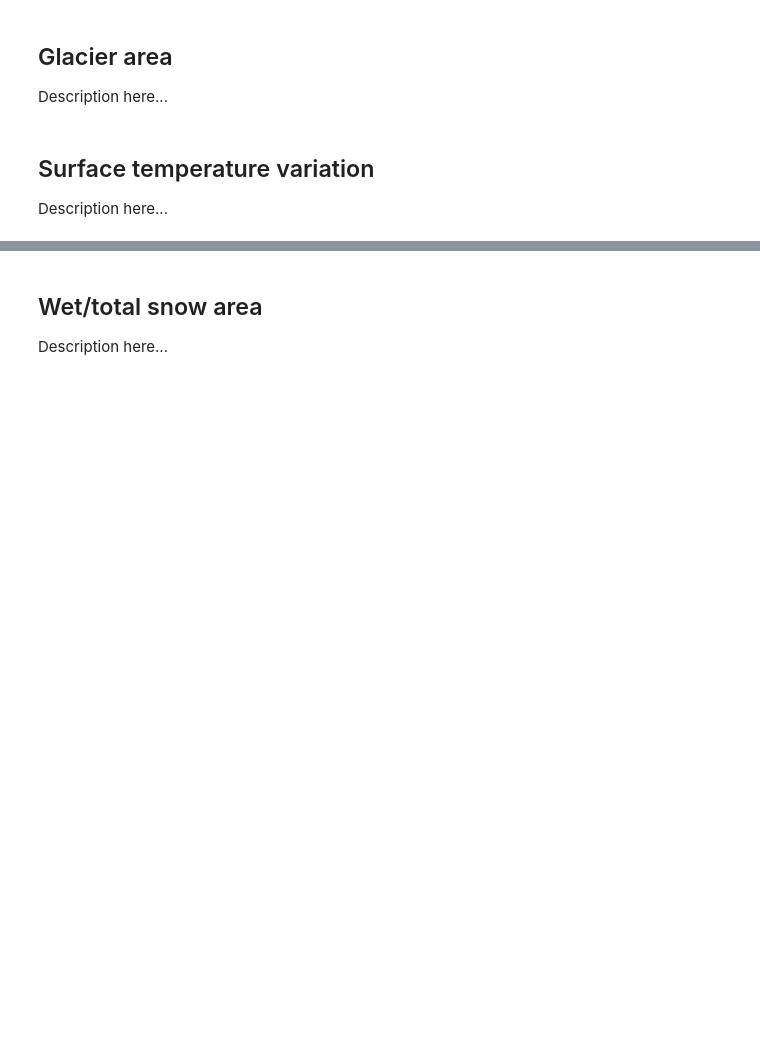
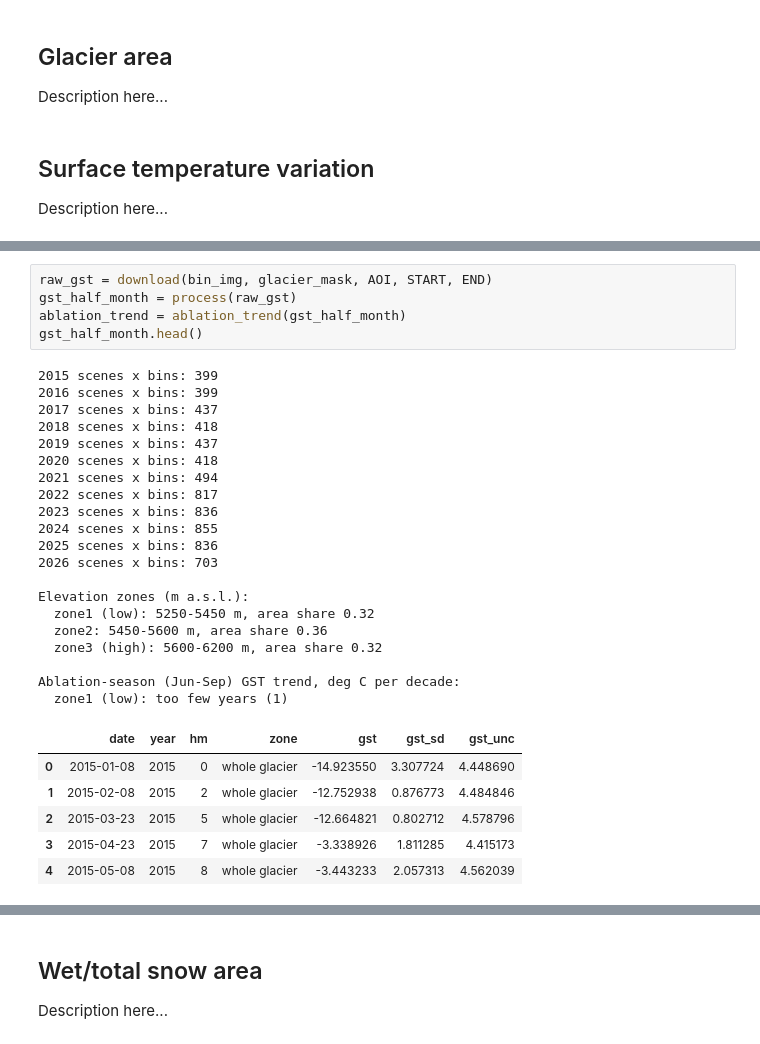
Before and after one commit to jgnnfw/EO_Cryosphere, a Jupyter notebook: main.ipynb, the cells around one changed output, grey strips where cells are left out. Drawn from its saved outputs; the diff is of its cells as text; blank space fills up the shorter version.

```diff
--- a/main.ipynb
+++ b/main.ipynb
@@ -55,0 +69,32 @@ Description here...
+# %%
+raw_gst = download(bin_img, glacier_mask, AOI, START, END)
+gst_half_month = process(raw_gst)
+ablation_trend = ablation_trend(gst_half_month)
+gst_half_month.head()
+# %% [output]
+2015 scenes x bins: 399
+2016 scenes x bins: 399
+2017 scenes x bins: 437
+2018 scenes x bins: 418
+2019 scenes x bins: 437
+2020 scenes x bins: 418
+2021 scenes x bins: 494
+2022 scenes x bins: 817
+2023 scenes x bins: 836
+2024 scenes x bins: 855
+2025 scenes x bins: 836
+2026 scenes x bins: 703
+
+Elevation zones (m a.s.l.):
+  zone1 (low): 5250-5450 m, area share 0.32
+  zone2: 5450-5600 m, area share 0.36
+  zone3 (high): 5600-6200 m, area share 0.32
+
+Ablation-season (Jun-Sep) GST trend, deg C per decade:
+  zone1 (low): too few years (1)
+|  | date | year | hm | zone | gst | gst_sd | gst_unc |
+| 0 | 2015-01-08 | 2015 | 0 | whole glacier | -14.923550 | 3.307724 | 4.448690 |
+| 1 | 2015-02-08 | 2015 | 2 | whole glacier | -12.752938 | 0.876773 | 4.484846 |
+| 2 | 2015-03-23 | 2015 | 5 | whole glacier | -12.664821 | 0.802712 | 4.578796 |
+| 3 | 2015-04-23 | 2015 | 7 | whole glacier | -3.338926 | 1.811285 | 4.415173 |
+| 4 | 2015-05-08 | 2015 | 8 | whole glacier | -3.443233 | 2.057313 | 4.562039 |
```
Also changed, not shown: parts of 7 cells of this notebook, 1 other file.
